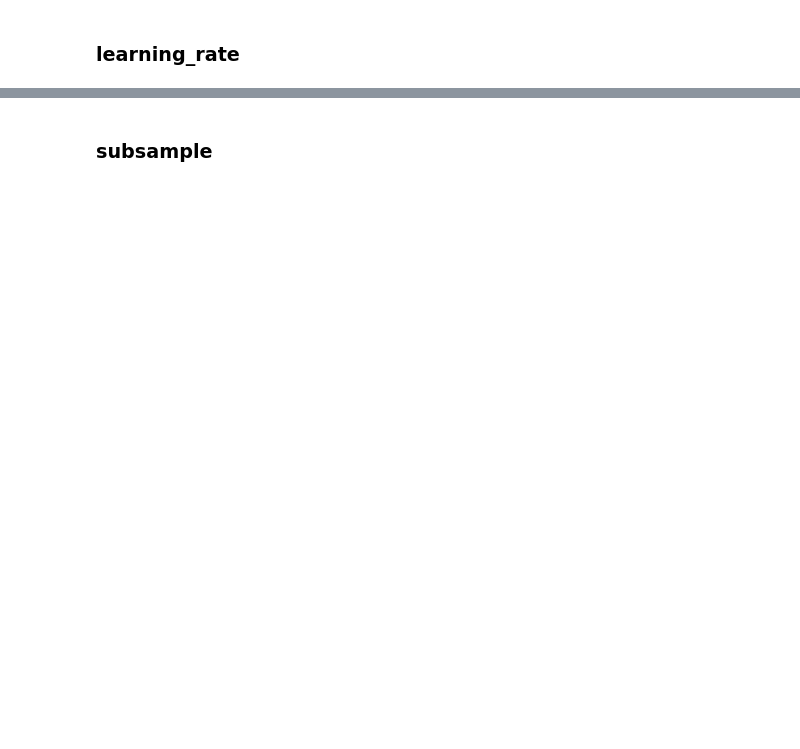
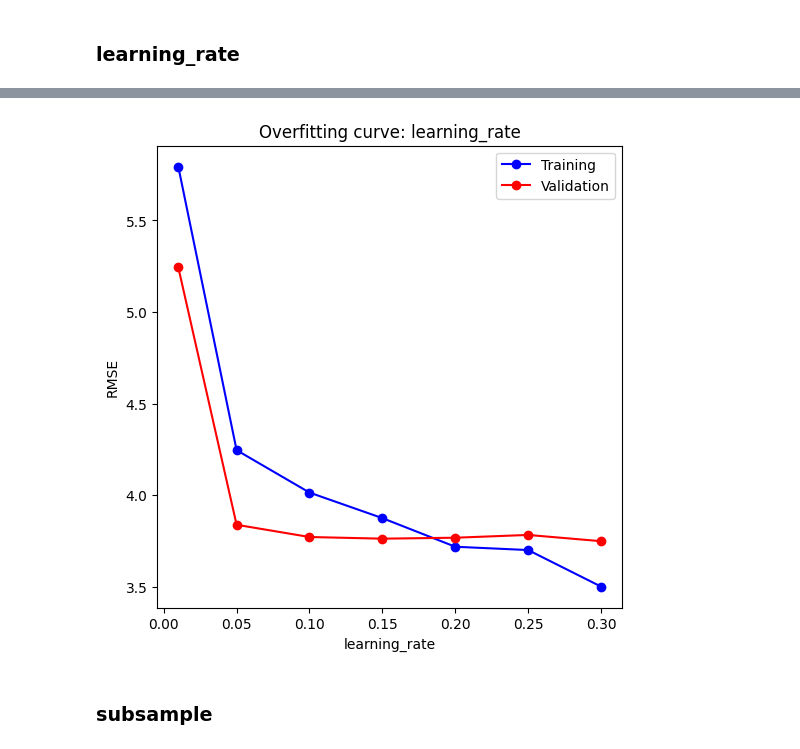
Before and after one commit to krzysikd/Uber_Fare_Prediction, a Jupyter notebook: Uber_Fares_Prediction.ipynb, the cells around one changed output, grey strips where cells are left out. Saved outputs shown, nothing was run; the diff lists cells and outputs as text; code cells hidden in the pictures; blank space fills up the shorter version.

```diff
--- a/Uber_Fares_Prediction.ipynb
+++ b/Uber_Fares_Prediction.ipynb
@@ -813,2 +830,8 @@ standard_params = {
+# %%
+standard_params['max_depth'] = 4
 # %% [markdown]
 ### learning_rate
+# %%
+%%time
+test_param_and_plot(XGBRegressor, 'learning_rate', [0.01, 0.05, 0.1, 0.15, 0.2, 0.25, 0.3], **standard_params)
+# %% [output]
@@ -814,0 +840 @@ standard_params = {
+[figure, added]
```
Also changed, not shown: parts of 24 cells of this notebook.
